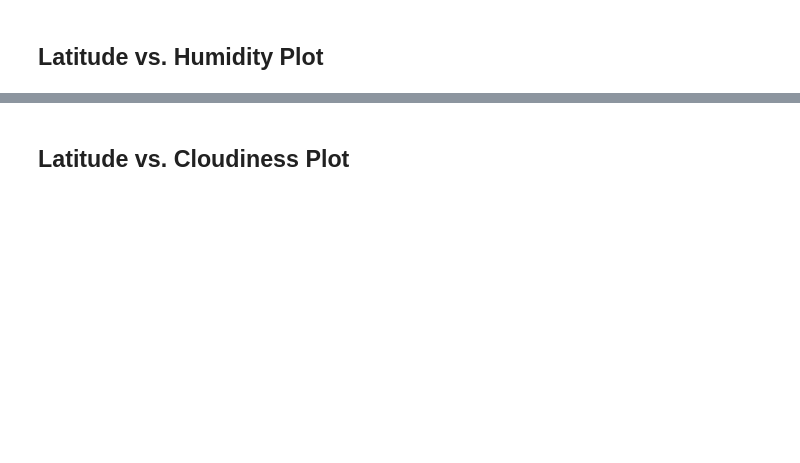
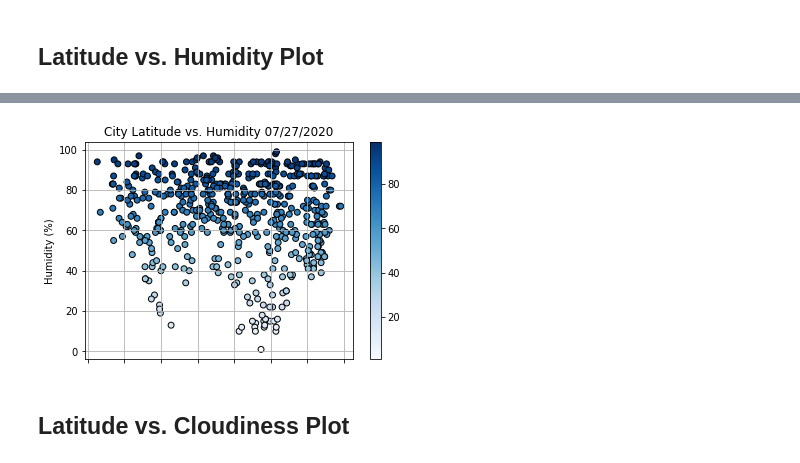
Before and after one commit to timegnome/python-api-challenge, a Jupyter notebook: WeatherPy/WeatherPy.ipynb, the cells around one changed output, grey strips where cells are left out. Cells and saved outputs as stored; diff of their text form; code cells hidden in the pictures; blank space fills up the shorter version.

```diff
--- a/WeatherPy/WeatherPy.ipynb
+++ b/WeatherPy/WeatherPy.ipynb
@@ -204,2 +205,12 @@ Int64Index([], dtype='int64')
+# %%
+heatValue = clean_city_data['Humidity']
+clean_city_data.plot('Lat','Humidity',kind= 'scatter',title = f'City Latitude vs. Humidity {today}',
+                    grid = True, edgecolors="black",c = heatValue,cmap = 'Blues', s =35)
+plt.xlabel('Latitude')
+plt.ylabel('Humidity (%)')
+# plt.tight_layout()
+plt.show()
+# %% [output]
+[figure, added]
 # %% [markdown]
 ## Latitude vs. Cloudiness Plot
```
Also changed, not shown: parts of 24 cells of this notebook, 2 other files.
